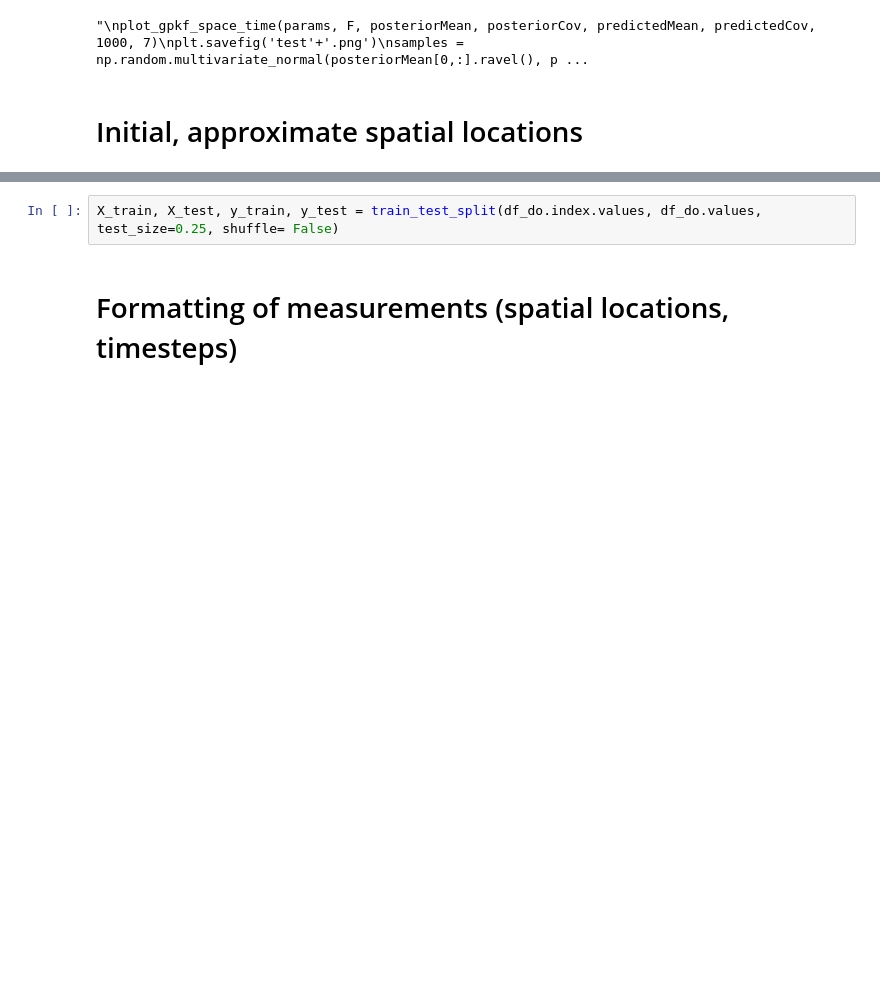
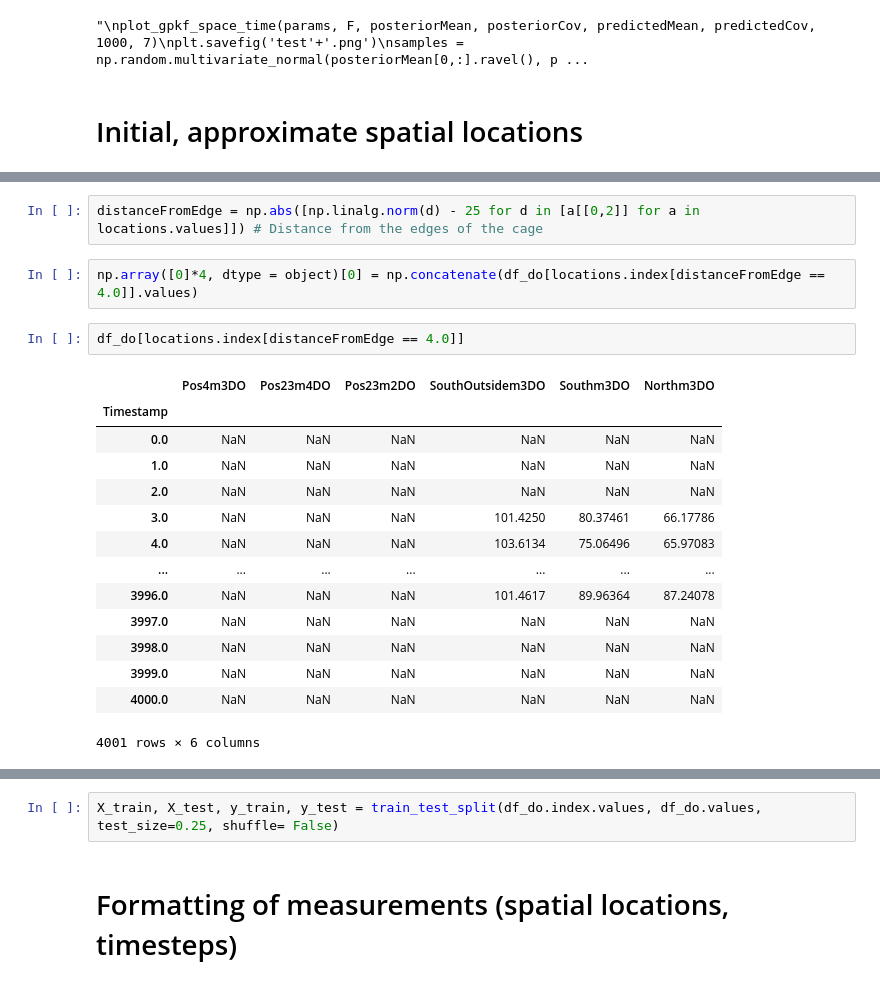
Before and after one commit to larsmmo/Master, a Jupyter notebook: gaussianProcess/GPKF/train.ipynb, the cells around one changed output, grey strips where cells are left out. Drawn from its saved outputs; the diff is of its cells as text; blank space fills up the shorter version.

```diff
--- a/gaussianProcess/GPKF/train.ipynb
+++ b/gaussianProcess/GPKF/train.ipynb
@@ -124,0 +125,21 @@ locations_pred = scaler.transform(locations_pred)
+# %%
+distanceFromEdge = np.abs([np.linalg.norm(d) - 25 for d in [a[[0,2]] for a in locations.values]]) # Distance from the edges of the cage
+# %%
+np.array([0]*4, dtype = object)[0] = np.concatenate(df_do[locations.index[distanceFromEdge == 4.0]].values)
+# %%
+df_do[locations.index[distanceFromEdge == 4.0]]
+# %% [output]
+|  | Pos4m3DO | Pos23m4DO | Pos23m2DO | SouthOutsidem3DO | Southm3DO | Northm3DO |
+| Timestamp |  |  |  |  |  |  |
+| 0.0 | NaN | NaN | NaN | NaN | NaN | NaN |
+| 1.0 | NaN | NaN | NaN | NaN | NaN | NaN |
+| 2.0 | NaN | NaN | NaN | NaN | NaN | NaN |
+| 3.0 | NaN | NaN | NaN | 101.4250 | 80.37461 | 66.17786 |
+| 4.0 | NaN | NaN | NaN | 103.6134 | 75.06496 | 65.97083 |
+| ... | ... | ... | ... | ... | ... | ... |
+| 3996.0 | NaN | NaN | NaN | 101.4617 | 89.96364 | 87.24078 |
+| 3997.0 | NaN | NaN | NaN | NaN | NaN | NaN |
+| 3998.0 | NaN | NaN | NaN | NaN | NaN | NaN |
+| 3999.0 | NaN | NaN | NaN | NaN | NaN | NaN |
+| 4000.0 | NaN | NaN | NaN | NaN | NaN | NaN |
+4001 rows × 6 columns
```
Also changed, not shown: parts of 5 cells of this notebook, 10 other files.
